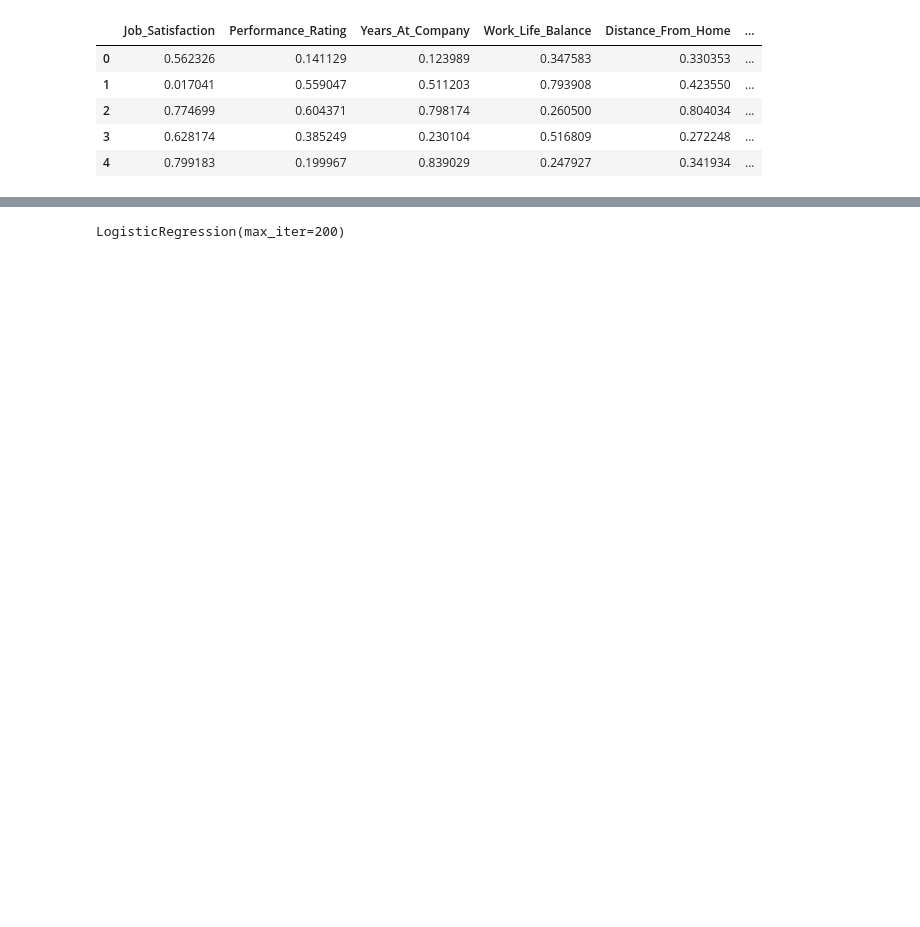
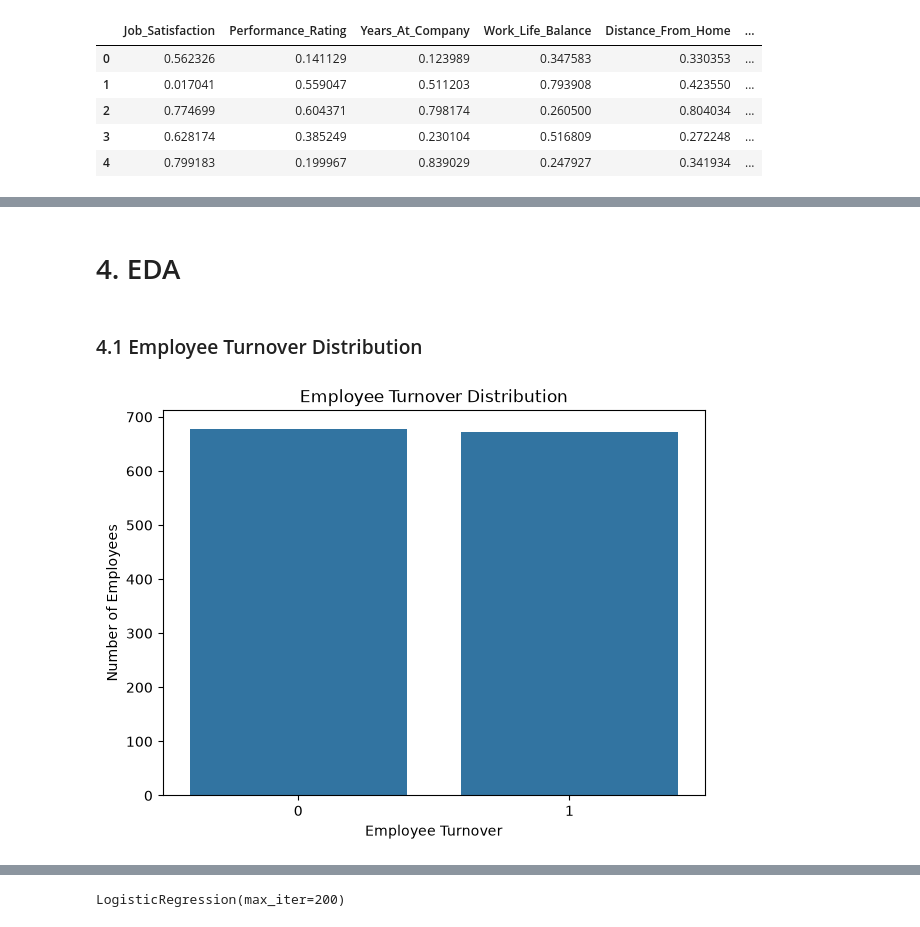
Before and after one commit to kaifbaig/micro-ml-projects, a Jupyter notebook: employee-turnover/employee_turnover_project.ipynb, the cells around one changed output, grey strips where cells are left out. Cells and saved outputs as stored; diff of their text form; code cells hidden in the pictures; blank space fills up the shorter version.

```diff
--- a/employee-turnover/employee_turnover_project.ipynb
+++ b/employee-turnover/employee_turnover_project.ipynb
@@ -19,0 +66,15 @@ df.head()
+# %% [markdown]
+# 4. EDA
+# %% [markdown]
+### 4.1 Employee Turnover Distribution
+# %%
+plt.figure(figsize=(7, 5))
+
+sns.countplot(x="Employee_Turnover", data=df)
+
+plt.title("Employee Turnover Distribution")
+plt.xlabel("Employee Turnover")
+plt.ylabel("Number of Employees")
+plt.show()
+# %% [output]
+[figure, added]
```
Also changed, not shown: parts of 24 cells of this notebook, 27 other files.
